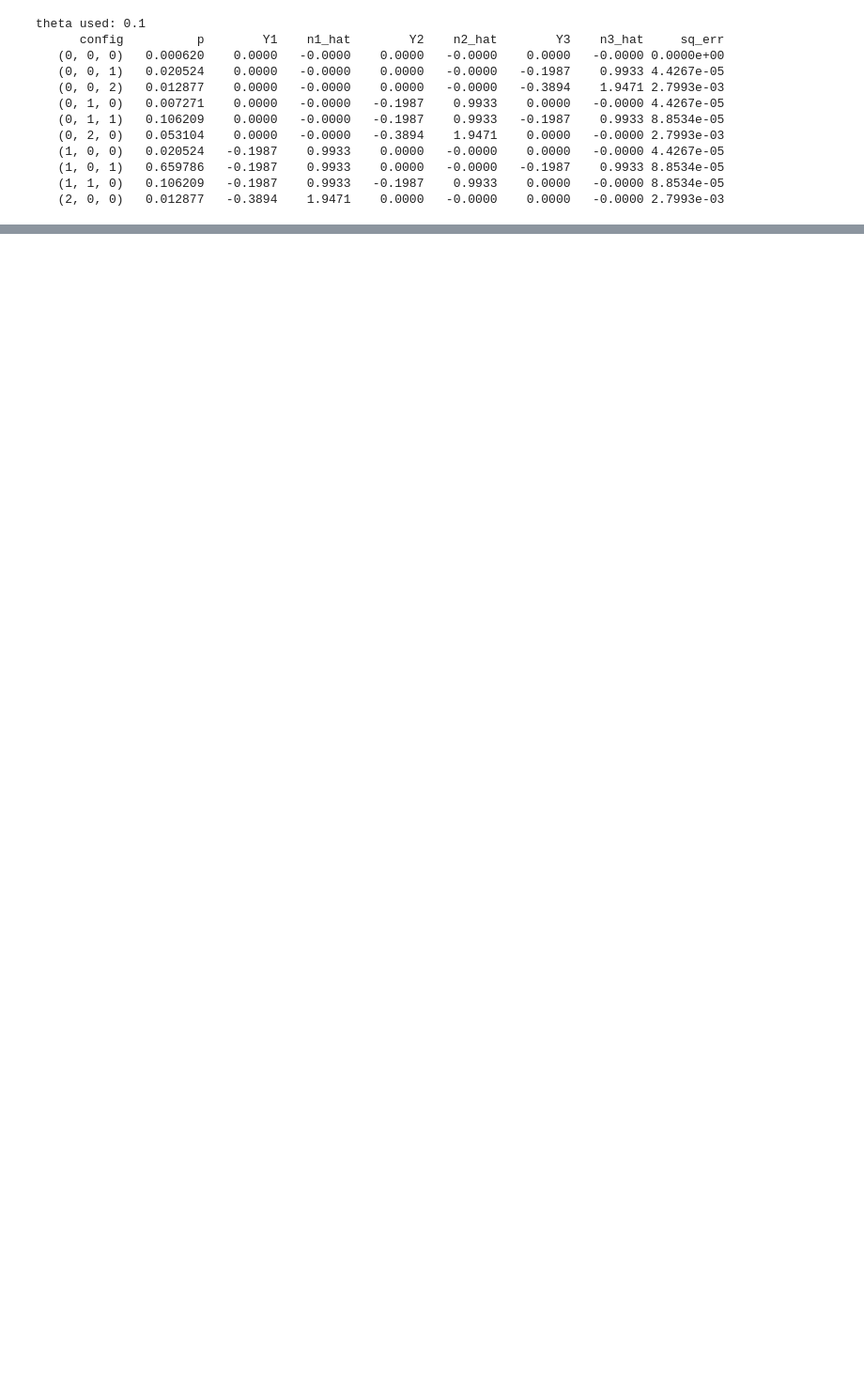
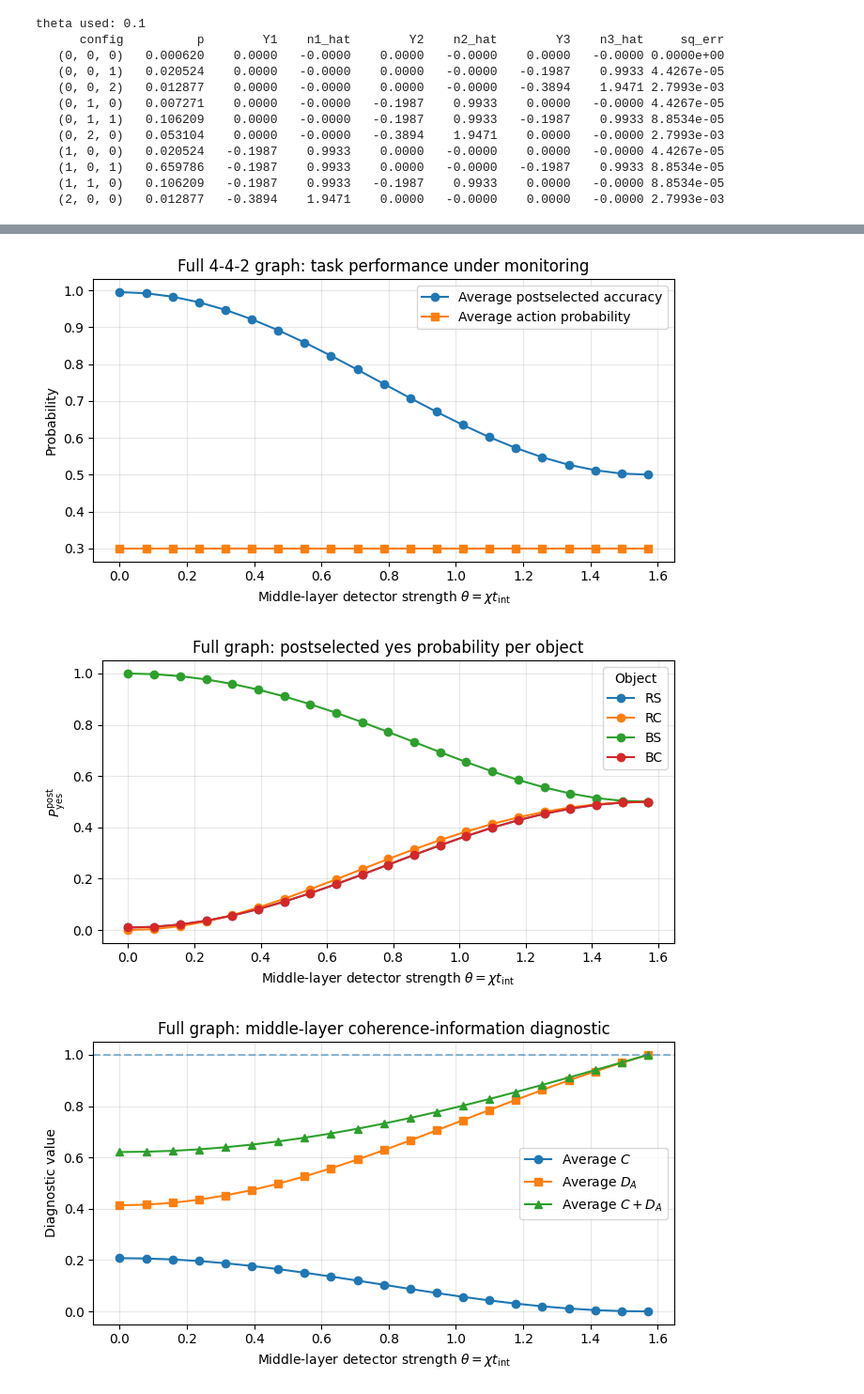
Before and after one commit to AntiPhoton47/Optical-QMEPS-Explainability, a Jupyter notebook: qMEPS.ipynb, the cells around one changed output, grey strips where cells are left out. Shown at 94% size. Drawn from its saved outputs; the diff is of its cells as text; code cells hidden in the pictures; blank space fills up the shorter version.

```diff
--- a/qMEPS.ipynb
+++ b/qMEPS.ipynb
@@ -2200,0 +4174,71 @@ theta used: 0.1
+# %%
+# ============================================================
+# Full graph plots
+# ============================================================
+
+summary_full = (
+    full_ancilla_df
+    .groupby("theta")
+    .agg(
+        avg_correct_post=("correct_post", "mean"),
+        avg_P_act=("P_act", "mean"),
+        avg_C_mid=("C_mid", "mean"),
+        avg_D_A_mid=("D_A_mid", "mean"),
+        avg_C_plus_D_A=("C_plus_D_A", "mean"),
+    )
+    .reset_index()
+)
+
+plt.figure(figsize=(7, 4))
+plt.plot(summary_full["theta"], summary_full["avg_correct_post"], marker="o", label="Average postselected accuracy")
+plt.plot(summary_full["theta"], summary_full["avg_P_act"], marker="s", label="Average action probability")
+plt.xlabel(r"Middle-layer detector strength $\theta=\chi t_{\rm int}$")
+plt.ylabel("Probability")
+plt.title("Full 4-4-2 graph: task performance under monitoring")
+plt.grid(True, alpha=0.3)
+plt.legend()
+plt.tight_layout()
+plt.show()
+
+
+plt.figure(figsize=(7, 4))
+
+for obj in OBJECT_ORDER:
+    sub = full_ancilla_df[full_ancilla_df["object"] == obj]
+    plt.plot(sub["theta"], sub["P_yes_post"], marker="o", label=obj)
+
+plt.xlabel(r"Middle-layer detector strength $\theta=\chi t_{\rm int}$")
+plt.ylabel(r"$P_{\rm yes}^{\rm post}$")
+plt.title("Full graph: postselected yes probability per object")
+plt.grid(True, alpha=0.3)
+plt.legend(title="Object")
+plt.tight_layout()
+plt.show()
+
+
+plt.figure(figsize=(7, 4))
+plt.plot(summary_full["theta"], summary_full["avg_C_mid"], marker="o", label=r"Average $C$")
+plt.plot(summary_full["theta"], summary_full["avg_D_A_mid"], marker="s", label=r"Average $D_A$")
+plt.plot(summary_full["theta"], summary_full["avg_C_plus_D_A"], marker="^", label=r"Average $C+D_A$")
+plt.axhline(1.0, linestyle="--", alpha=0.5)
+plt.xlabel(r"Middle-layer detector strength $\theta=\chi t_{\rm int}$")
+plt.ylabel("Diagnostic value")
+plt.title("Full graph: middle-layer coherence-information diagnostic")
+plt.grid(True, alpha=0.3)
+plt.legend()
+plt.tight_layout()
+plt.show()
+
+
+plt.figure(figsize=(6, 5))
+plt.scatter(summary_full["avg_C_mid"], summary_full["avg_correct_post"], s=60)
+plt.xlabel(r"Average middle-layer coherence $C$")
+plt.ylabel("Average postselected accuracy")
+plt.title("Full graph: accuracy versus retained middle-layer coherence")
+plt.grid(True, alpha=0.3)
+plt.tight_layout()
+plt.show()
+# %% [output]
+[figure, added]
+[figure, added]
+[figure, added]
```
Also changed, not shown: parts of 49 cells of this notebook.
